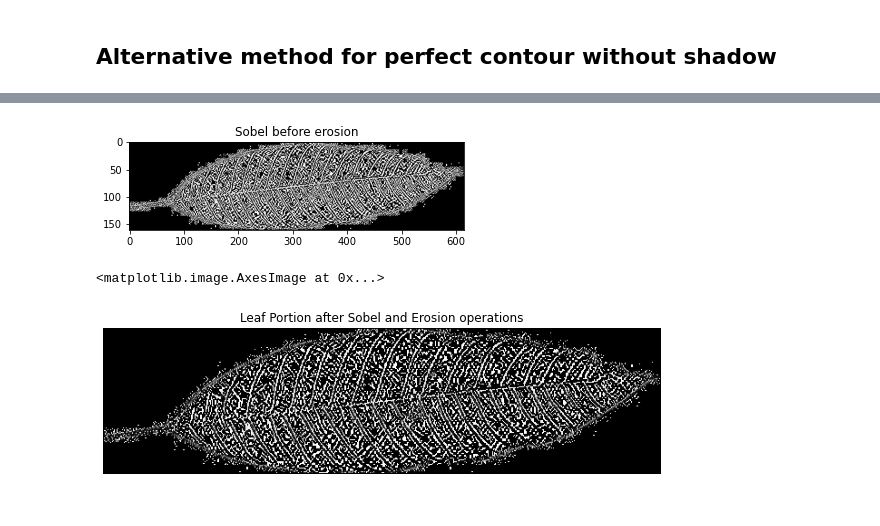
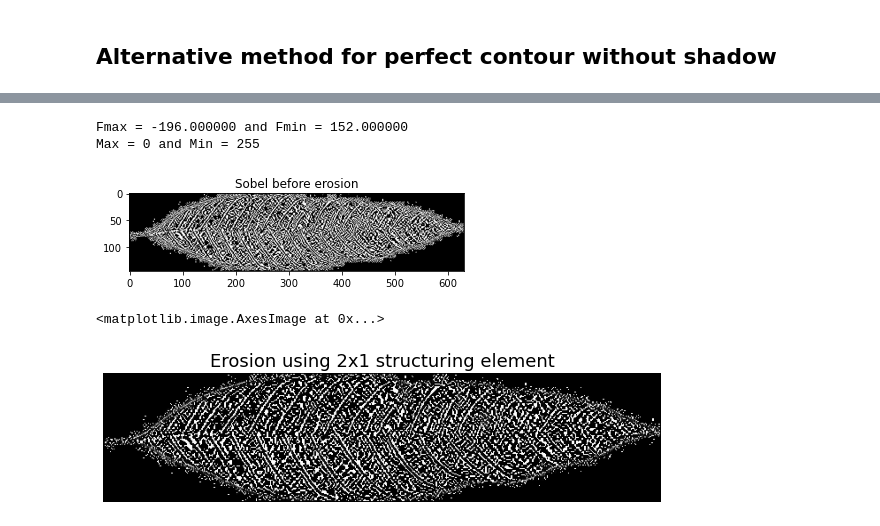
Before and after one commit to cod3rboy/mangoresearch, a Jupyter notebook: haar_wavelet_transform.ipynb, the cells around one changed output, grey strips where cells are left out. Drawn from its saved outputs; the diff is of its cells as text; code cells hidden in the pictures.

```diff
--- a/haar_wavelet_transform.ipynb
+++ b/haar_wavelet_transform.ipynb
@@ -8,7 +9,7 @@ import cv2
 
 %matplotlib inline
 # %%
-img = cv2.imread('PreprocessedDatabase\\alphonso\\back\\alphonso_back_1w7ptfyks2w5lrol7fu4.jpg')
+img = cv2.imread('PreprocessedDatabase\\dusheri\\front\\dusheri_front_j63ewjqehtpkenkzcmvn.jpg')
 img = cv2.cvtColor(img, cv2.COLOR_BGR2GRAY)
 # %% [markdown]
 ## Haar Wavelet Transform (2D Single Level)
@@ -90,7 +91,7 @@ No of shapes 5
 # Contours
 ## Image Features
 # %%
-original_img = cv2.imread('PreprocessedDatabase\\alphonso\\back\\alphonso_back_1w7ptfyks2w5lrol7fu4.jpg')
+original_img = cv2.imread('PreprocessedDatabase\\dusheri\\front\\dusheri_front_j63ewjqehtpkenkzcmvn.jpg')
 img2rgb = cv2.cvtColor(original_img, cv2.COLOR_BGR2RGB)
 img2gray = cv2.cvtColor(original_img, cv2.COLOR_BGR2GRAY)
 retval, img = cv2.threshold(img2gray,0, 255,cv2.THRESH_BINARY+cv2.THRESH_OTSU)
@@ -157,7 +158,7 @@ Mean Color in leaf portion: (65, 37, 22)
 # %% [markdown]
 ## Dominant Color Detection
 # %%
-original_img = cv2.imread('PreprocessedDatabase\\alphonso\\back\\alphonso_back_1w7ptfyks2w5lrol7fu4.jpg')
+original_img = cv2.imread('PreprocessedDatabase\\dusheri\\front\\dusheri_front_j63ewjqehtpkenkzcmvn.jpg')
 img2rgb = cv2.cvtColor(original_img, cv2.COLOR_BGR2RGB)
 img2gray = cv2.cvtColor(original_img, cv2.COLOR_BGR2GRAY)
 retval, img = cv2.threshold(img2gray,0, 255,cv2.THRESH_BINARY+cv2.THRESH_OTSU)
@@ -208,7 +209,7 @@ Dominant Color: [[0 0 0]]
 ## Alternative method for perfect contour without shadow
 # %%
 # Read an Image from dataset
-original_img = cv2.imread('PreprocessedDatabase\\alphonso\\back\\alphonso_back_1w7ptfyks2w5lrol7fu4.jpg')
+original_img = cv2.imread('PreprocessedDatabase\\dusheri\\front\\dusheri_front_j63ewjqehtpkenkzcmvn.jpg')
 # Convert color channels from BGR to RGB
 img2rgb = cv2.cvtColor(original_img, cv2.COLOR_BGR2RGB)
 # Apply K-Means to reduce color space in image
@@ -234,9 +235,9 @@ if len(contours) != 0:
     # Get the bounding box for leaf contour
     x, y, w, h = cv2.boundingRect(leaf_contour)
     # Draw contours on original, clustered and threashold images
-    img1 = cv2.drawContours(img2rgb, [leaf_contour], 0, (255,0,0), 1)
+    # img1 = cv2.drawContours(img2rgb, [leaf_contour], 0, (255,255,255), 2)
     x, y, w, h = cv2.boundingRect(leaf_contour)
-    # img1 = cv2.rectangle(img2rgb,(x, y), (x+w, y+h), (255, 255, 0), 1)
+    img1 = cv2.rectangle(img2rgb,(x, y), (x+w, y+h), (255, 255, 255), 2)
     img2 = cv2.drawContours(cluster_img, [leaf_contour], 0, (255,0,0), 4)
     img3 = cv2.drawContours(cv2.cvtColor(th_img, cv2.COLOR_GRAY2RGB), [leaf_contour], 0, (255,0,0), 4)
     # Display Results
@@ -310,26 +308,32 @@ plt.imshow(b_channel, cmap='gray')
 # %%
 # FEATURE - Vein Area Ratio
 # Apply sobel filter to image for vein detection
 leaf_portion = cv2.cvtColor(leaf_portion, cv2.COLOR_RGB2GRAY)
 sobel_img = cv2.Sobel(leaf_portion,cv2.CV_64F,1,1,ksize=3)
+print("Fmax = %f and Fmin = %f" % (np.min(sobel_img), np.max(sobel_img)))
 sobel_img = np.uint8(sobel_img)
+print("Max = %d and Min = %d" % (np.min(sobel_img), np.max(sobel_img)))
 plt.title("Sobel before erosion")
 plt.imshow(sobel_img, cmap='gray')
 # Apply Morphological erosion on sobel image
 kernel2 = np.ones((2,1), np.uint8)
+kernel4 = np.ones((4,1), np.uint8)
 erosion2 = cv2.morphologyEx(sobel_img, cv2.MORPH_ERODE, kernel2)
+erosion4 = cv2.morphologyEx(sobel_img, cv2.MORPH_ERODE, kernel4)
 # Calculate ratio of no of non-black pixels to total no of leaf pixels
 non_black_pixels = 0
 for intensity in erosion2.flatten():
     if intensity > 0:
         non_black_pixels += 1
 # %% [output]
+Fmax = -196.000000 and Fmin = 152.000000
+Max = 0 and Min = 255
-[figure, old version]
+[figure, new version]
 # %%
 plt.figure(figsize=(10, 10))
-plt.title("Leaf Portion after Sobel and Erosion operations")
+plt.title("Erosion using 2x1 structuring element", fontsize=18)
 plt.axis('off')
 plt.imshow(erosion2, cmap='gray')
 # %% [output]
 <matplotlib.image.AxesImage at 0x...>
-[figure, old version]
+[figure, new version]
```
Also changed, not shown: parts of 18 cells of this notebook, 6 other files.
